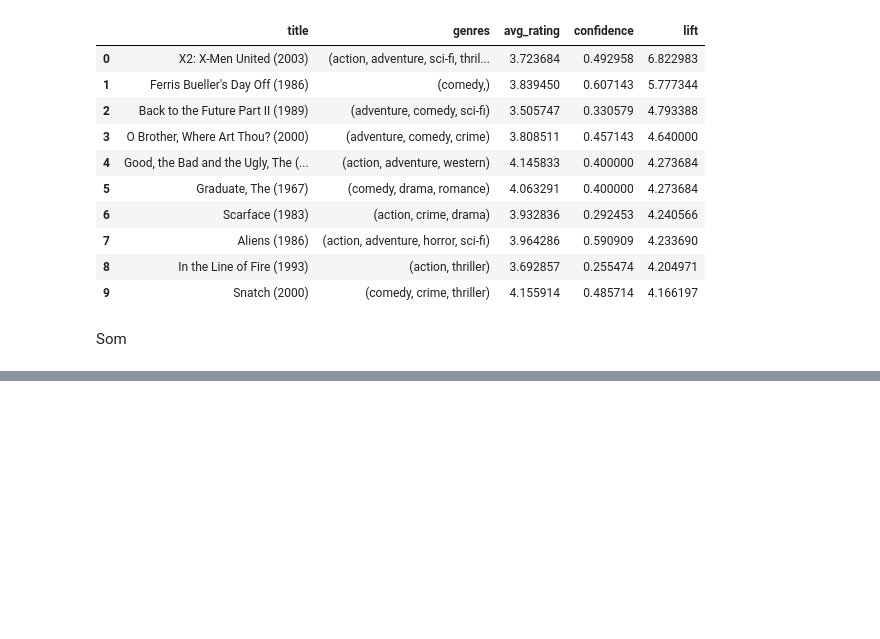
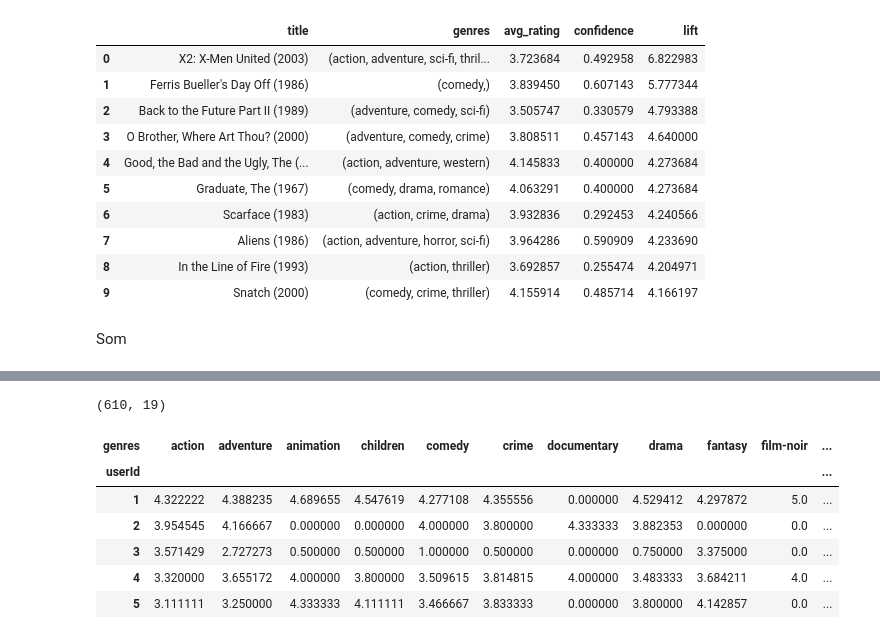
Before and after one commit to rafaelaferr04/ml-latest-small, a Jupyter notebook: ml-latest-small/Notebook_MovieLens.ipynb, the cells around one changed output, grey strips where cells are left out. Saved outputs shown, nothing was run; the diff lists cells and outputs as text; code cells hidden in the pictures; blank space fills up the shorter version.

```diff
--- a/ml-latest-small/Notebook_MovieLens.ipynb
+++ b/ml-latest-small/Notebook_MovieLens.ipynb
@@ -660,0 +666,9 @@ TypeError: 'tuple' object is not callable
+# %%
+# Join: cada linha passa a ter userId, rating E os géneros do filme
+df = ratings.merge(movies[['movieId', 'genres']], on='movieId')
+
+# Explodir os géneros (cada linha = um par utilizador-género)
+df = df.explode('genres')
+df = df[df['genres'] != '']   # remover tuplas vazias
+
+df.head()
@@ -660,0 +682,19 @@ TypeError: 'tuple' object is not callable
+# %%
+# Matriz: linhas = utilizadores, colunas = géneros, valores = rating médio
+user_genre_matrix = (
+    df.groupby(['userId', 'genres'])['rating']
+    .mean()
+    .unstack(fill_value=0)
+)
+
+print(user_genre_matrix.shape)  # (610, ~20)
+user_genre_matrix.head()
+# %% [output]
+(610, 19)
+| genres | action | adventure | animation | children | comedy | crime | documentary | drama | fantasy | film-noir | ... |
+| userId |  |  |  |  |  |  |  |  |  |  | ... |
+| 1 | 4.322222 | 4.388235 | 4.689655 | 4.547619 | 4.277108 | 4.355556 | 0.000000 | 4.529412 | 4.297872 | 5.0 | ... |
+| 2 | 3.954545 | 4.166667 | 0.000000 | 0.000000 | 4.000000 | 3.800000 | 4.333333 | 3.882353 | 0.000000 | 0.0 | ... |
+| 3 | 3.571429 | 2.727273 | 0.500000 | 0.500000 | 1.000000 | 0.500000 | 0.000000 | 0.750000 | 3.375000 | 0.0 | ... |
+| 4 | 3.320000 | 3.655172 | 4.000000 | 3.800000 | 3.509615 | 3.814815 | 4.000000 | 3.483333 | 3.684211 | 4.0 | ... |
+| 5 | 3.111111 | 3.250000 | 4.333333 | 4.111111 | 3.466667 | 3.833333 | 0.000000 | 3.800000 | 4.142857 | 0.0 | ... |
```
Also changed, not shown: parts of 5 cells of this notebook.
